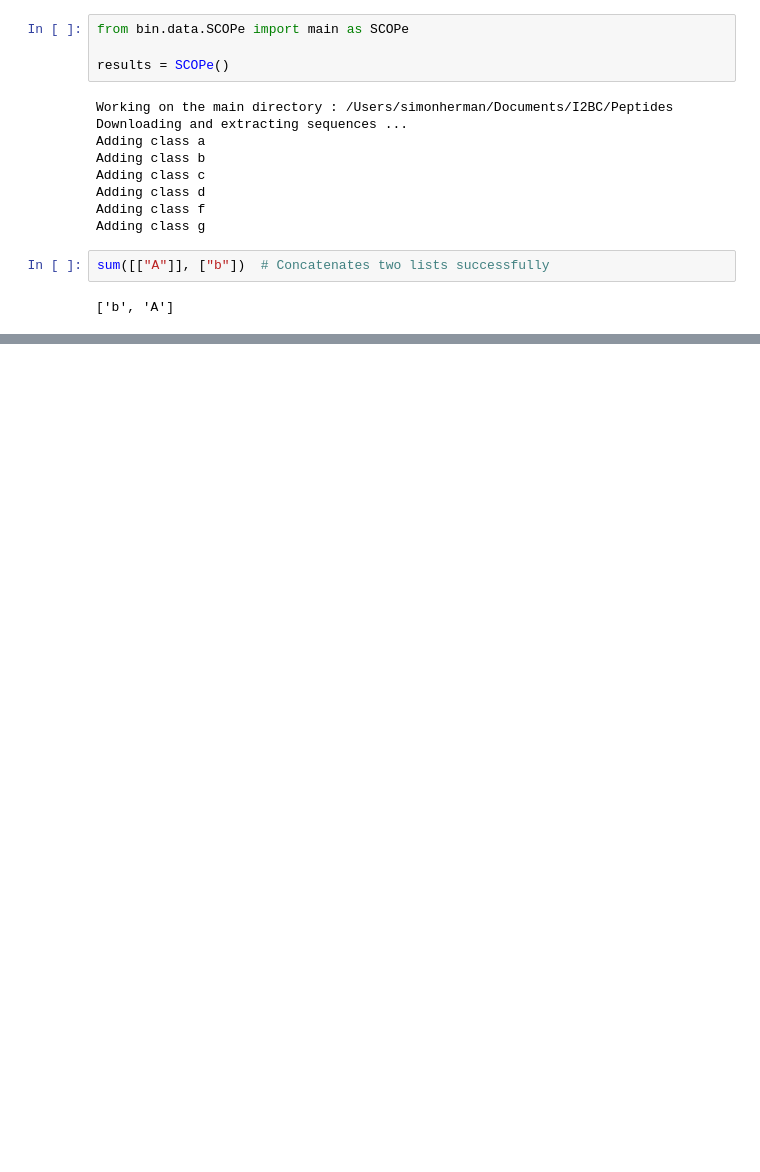
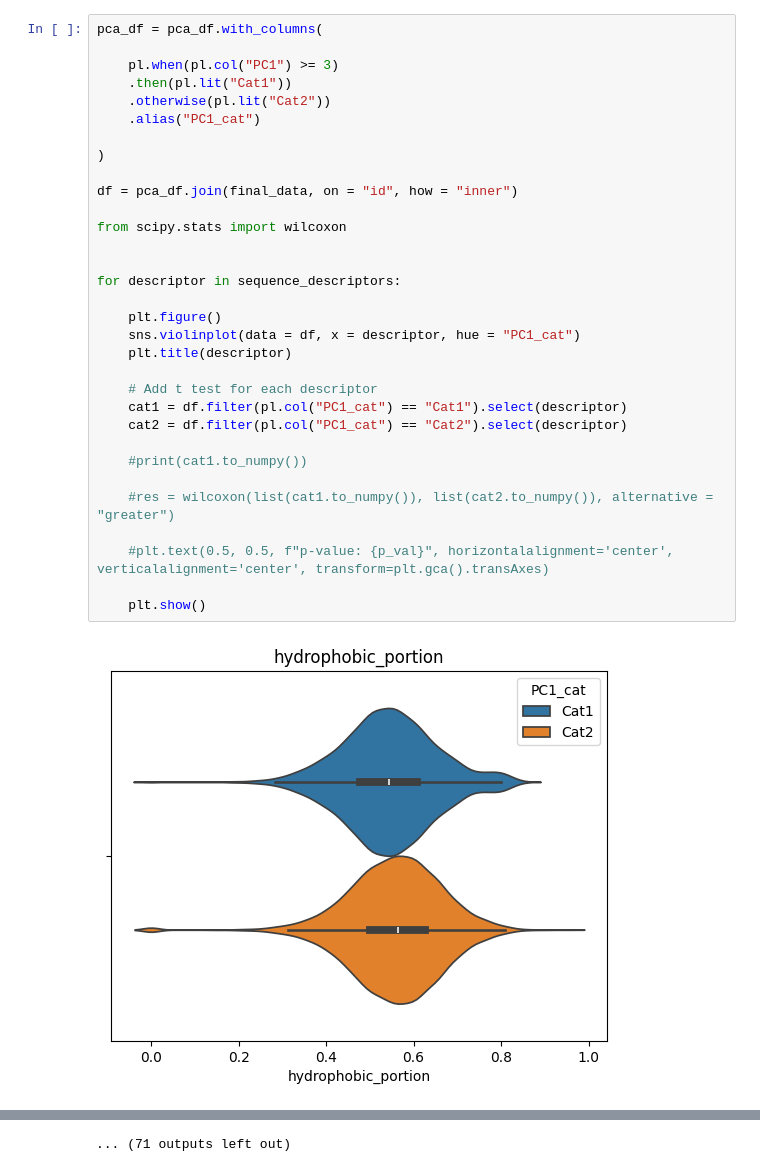
Before and after one commit to Sherman-1/Peptides, a Jupyter notebook: polytopics.ipynb, the cells around one changed output, grey strips where cells are left out. Drawn from its saved outputs; the diff is of its cells as text; blank space fills up the shorter version.

```diff
--- a/polytopics.ipynb
+++ b/polytopics.ipynb
@@ -292,17 +217,34 @@ plt.show()
-# %%
-from bin.data.SCOPe import main as SCOPe
-
-results = SCOPe()
-# %% [output]
-Working on the main directory : /Users/simonherman/Documents/I2BC/Peptides
-Downloading and extracting sequences ...
-Adding class a
-Adding class b
-Adding class c
-Adding class d
-Adding class f
-Adding class g
-# %%
-sum([["A"]], ["b"])  # Concatenates two lists successfully
-# %% [output]
-['b', 'A']
+# %%
+pca_df = pca_df.with_columns(
+
+    pl.when(pl.col("PC1") >= 3)
+    .then(pl.lit("Cat1"))
+    .otherwise(pl.lit("Cat2"))
+    .alias("PC1_cat")
+
+)
+
+df = pca_df.join(final_data, on = "id", how = "inner")
+
+from scipy.stats import wilcoxon
+
+
+for descriptor in sequence_descriptors:
+
+    plt.figure()
+    sns.violinplot(data = df, x = descriptor, hue = "PC1_cat")
+    plt.title(descriptor)
+
+    # Add t test for each descriptor
+    cat1 = df.filter(pl.col("PC1_cat") == "Cat1").select(descriptor)
+    cat2 = df.filter(pl.col("PC1_cat") == "Cat2").select(descriptor)
+
+    #print(cat1.to_numpy())
+
+    #res = wilcoxon(list(cat1.to_numpy()), list(cat2.to_numpy()), alternative = "greater")
+
+    #plt.text(0.5, 0.5, f"p-value: {p_val}", horizontalalignment='center', verticalalignment='center', transform=plt.gca().transAxes)
+
+    plt.show()
+# %% [output]
+[figure, added]
@@ -308,0 +262 @@ sum([["A"]], ["b"])  # Concatenates two lists successfully
+... (71 outputs left out)
```
Also changed, not shown: parts of 7 cells of this notebook, 7 other files.
